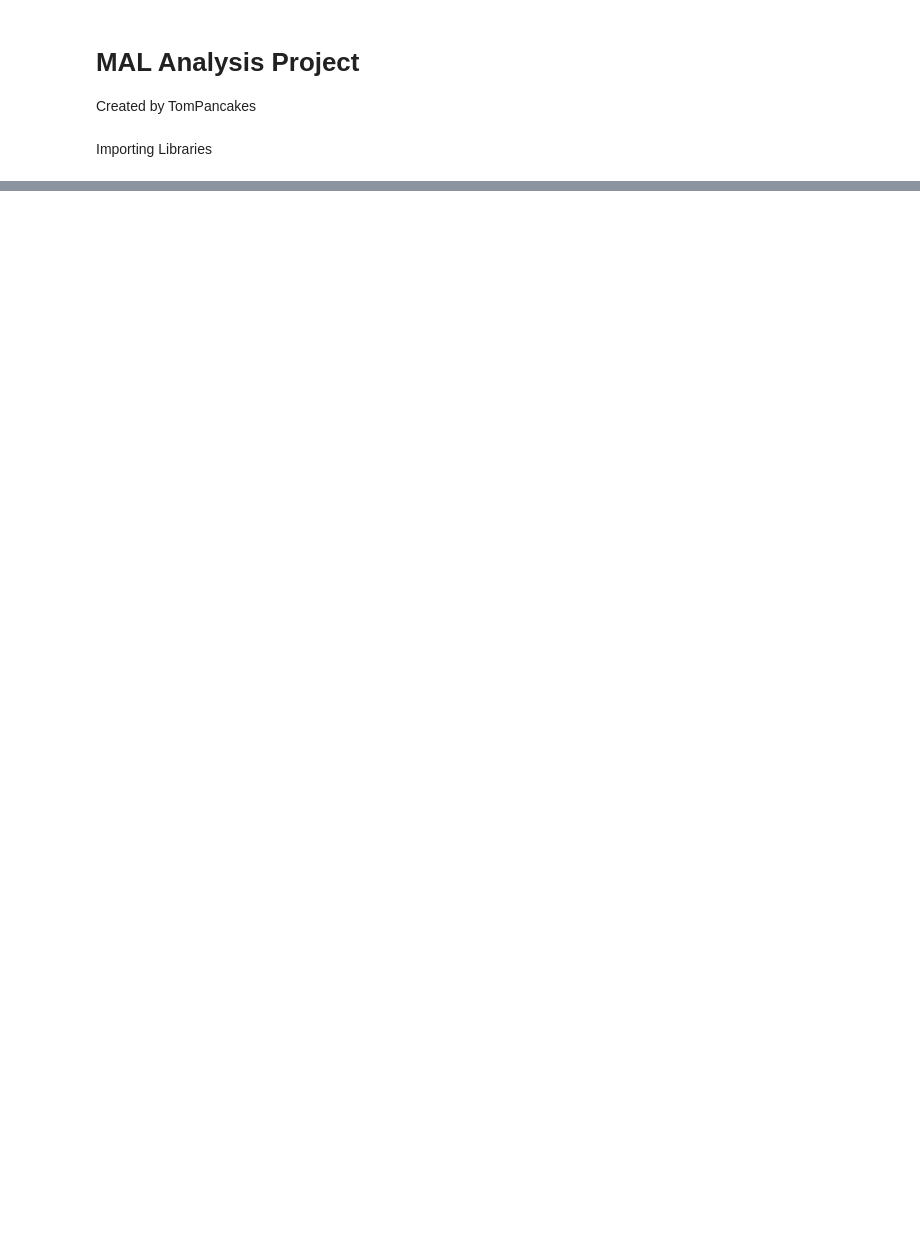
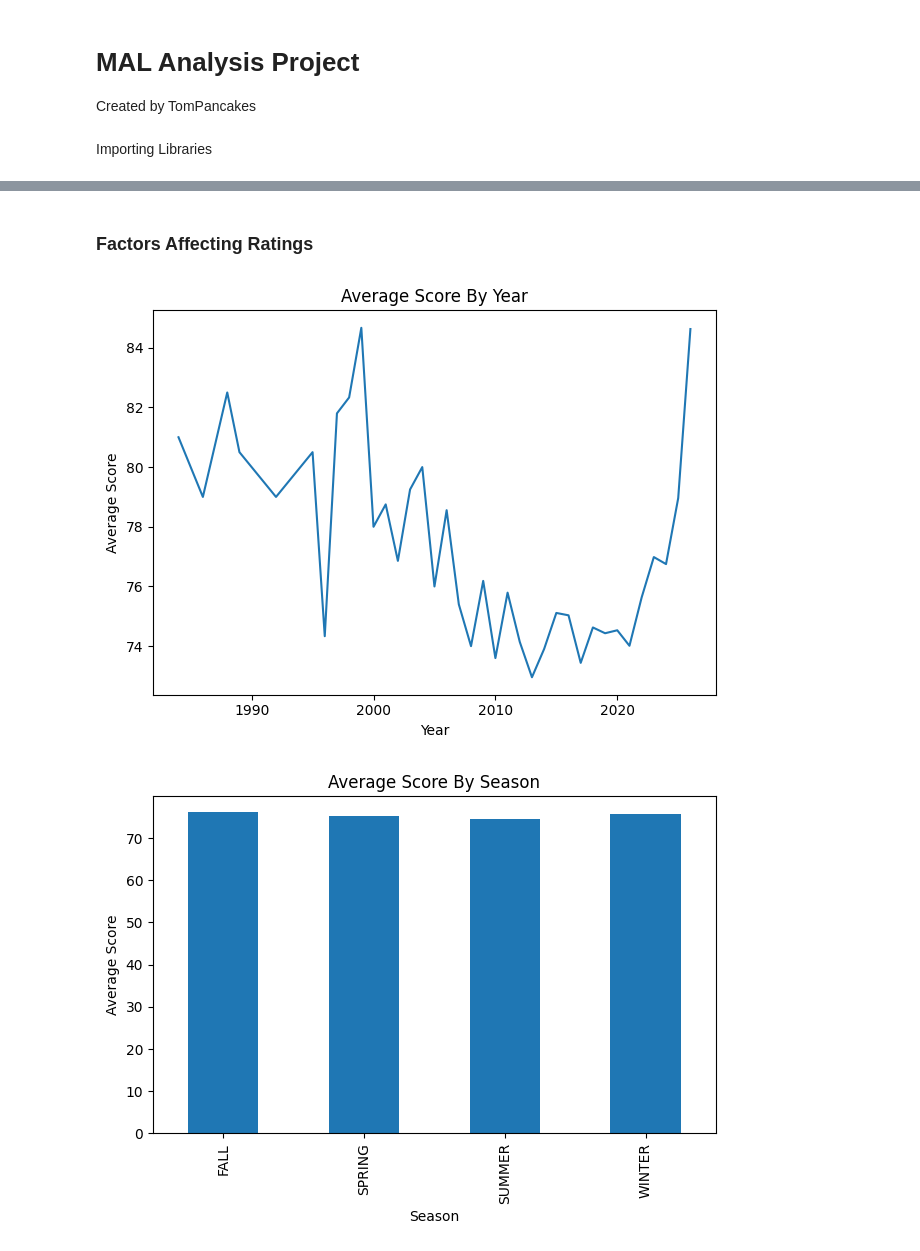
Before and after one commit to TomPancakes/Anime-Data-Analysis, a Jupyter notebook: anime_data_analysis.ipynb, the cells around one changed output, grey strips where cells are left out. Drawn from its saved outputs; the diff is of its cells as text; code cells hidden in the pictures; blank space fills up the shorter version.

```diff
--- a/anime_data_analysis.ipynb
+++ b/anime_data_analysis.ipynb
@@ -124,0 +143,40 @@ The genre of ecchi being the lowest rated is expected, as series with heavy fan
+# %% [markdown]
+### Factors Affecting Ratings
+# %%
+#Creation of score by year/season/format objects
+score_by_year = df.groupby('seasonYear')['averageScore'].mean()
+score_by_season = df.groupby('season')['averageScore'].mean()
+score_by_format = df.groupby('format')['averageScore'].mean()
+
+#Episode count vs rating. (DOESN'T ACCOUNT MULTIPLE SEASONS)
+TV_format_df = df[df['format'] == 'TV'] #create new DF only including TV type (excludes movies + OVAS)
+score_by_length = TV_format_df.groupby('episodes')['averageScore'].mean()
+
+#Charts
+score_by_year.plot(kind='line') #Year chart
+plt.title('Average Score By Year')
+plt.xlabel('Year')
+plt.ylabel('Average Score')
+plt.tight_layout()
+plt.show()
+score_by_season.plot(kind='bar') #Season chart
+plt.title('Average Score By Season')
+plt.xlabel('Season')
+plt.ylabel('Average Score')
+plt.tight_layout()
+plt.show()
+score_by_format.plot(kind='bar') #Format chart
+plt.title('Average Score By Format')
+plt.xlabel('Format')
+plt.ylabel('Average Score')
+plt.tight_layout()
+plt.show()
+score_by_length.plot(kind='bar', figsize=(12, 6)) #Episode Count
+plt.title('Episode Length To Average Score')
+plt.xlabel('Episodes')
+plt.ylabel('Average Score')
+plt.tight_layout()
+plt.show()
+# %% [output]
+[figure, added]
+[figure, added]
```
Also changed, not shown: parts of 20 cells of this notebook, 2 other files.
